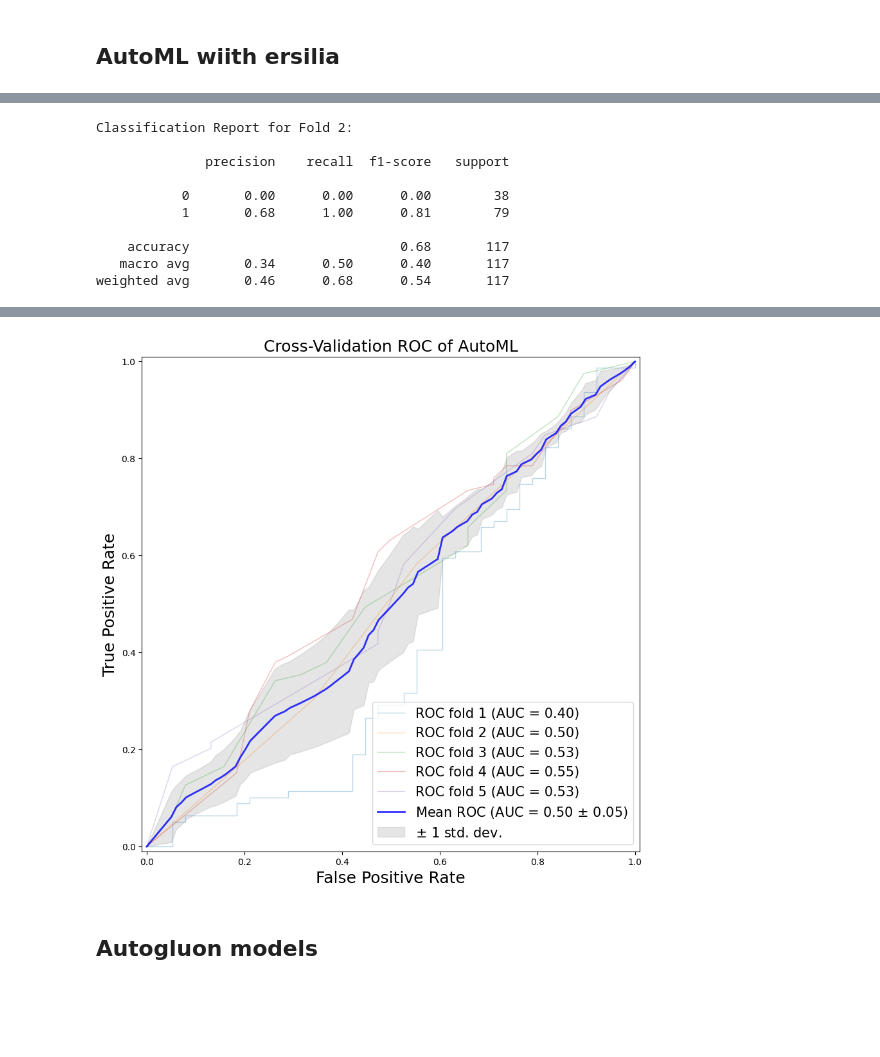
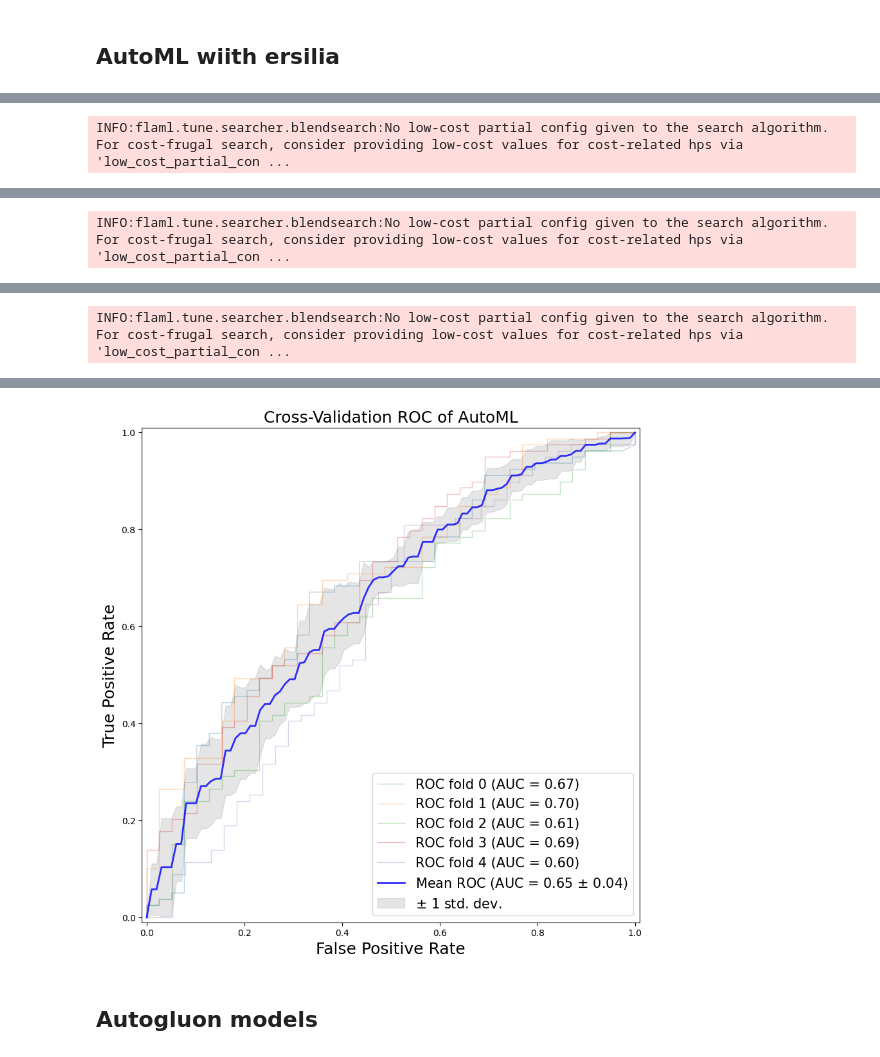
Before and after one commit to ersilia-os/eos7e3s, a Jupyter notebook: model/framework/code/01_model_training.ipynb, the cells around one changed output, grey strips where cells are left out. Cells and saved outputs as stored; diff of their text form; code cells hidden in the pictures; blank space fills up the shorter version.

```diff
--- a/model/framework/code/01_model_training.ipynb
+++ b/model/framework/code/01_model_training.ipynb
@@ -485,0 +524,10 @@ plt.show()
+# %%
+y= df['outcome']
+# %%
+from sklearn.metrics import roc_curve, auc
+from sklearn.model_selection import KFold
+import numpy as np
+
+# Assuming 'ID' column contains embedding vectors
+X = np.array(df['embeddings'].values.tolist())
+X.shape
@@ -486,64 +540,51 @@ plt.show()
 # %%
-import os
-import pandas as pd
-import numpy as np
-import matplotlib.pyplot as plt
+## ersilia
+import warnings
+import xgboost
 from sklearn.exceptions import ConvergenceWarning
 from sklearn.model_selection import StratifiedKFold
 from sklearn.metrics import roc_curve, auc, classification_report
-from flaml import AutoML
-import warnings
+import numpy as np
+import matplotlib.pyplot as plt
 
 warnings.filterwarnings("ignore", category=ConvergenceWarning)
 
-# Define the number of splits
-num_splits = 5
+# Initialize AutoML for classification task
+modelAutoML = AutoML(task="classification", time_budget=600, logistic_max_iter=80000)
+cv = StratifiedKFold(n_splits=5, shuffle=True, random_state=42)
 
 tprs = []
 aucs = []
 mean_fpr = np.linspace(0, 1, 100)
 plt.figure(figsize=(10, 10))
+i = 0
 
 all_true_labels = []
 all_predictions = []
 
-for i in range(num_splits):
-    # Load train and test sets
-    train_file = f"train_{i}_with_embeddings.csv"
-    test_file = f"test_{i}_with_embeddings.csv"
-    train_set = pd.read_csv(os.path.join(DATAPATH, "train_test_splits", train_file))
-    test_set = pd.read_csv(os.path.join(DATAPATH, "train_test_splits", test_file))
-
-    # Extract features and target variables
-    X_train = train_set["embeddings"].to_numpy()  # Convert to numpy array
-    y_train = train_set["outcome"]
-    X_test = test_set["embeddings"].to_numpy()  # Convert to numpy array
-    y_test = test_set["outcome"]
-
-    # Initialize AutoML for classification task
-    modelAutoML = AutoML(task="classification", time_budget=600, logistic_max_iter=80000)
-
-    # Fit AutoML model on the training data
-    modelAutoML.fit(X_train, y_train, verbose=1)
-    probas_ = modelAutoML.predict_proba(X_test)[:, 1]
+for train, test in cv.split(X, y):
+    modelAutoML.fit(X[train], y[train], verbose=1)
+    probas_ = modelAutoML.predict_proba(X[test])[:, 1]
 
     # Compute ROC curve and area under the curve
-    fpr, tpr, thresholds = roc_curve(y_test, probas_)
+    fpr, tpr, thresholds = roc_curve(y[test], probas_)
     tprs.append(np.interp(mean_fpr, fpr, tpr))
     tprs[-1][0] = 0.0
 
     roc_auc = auc(fpr, tpr)
     aucs.append(roc_auc)
-    plt.plot(fpr, tpr, lw=1, alpha=0.3, label=f'ROC fold {i + 1} (AUC = %0.2f)' % roc_auc)
+    plt.plot(fpr, tpr, lw=1, alpha=0.3, label='ROC fold %d (AUC = %0.2f)' % (i, roc_auc))
 
     # Classification report
-    y_pred = modelAutoML.predict(X_test)
-    print(f"\nClassification Report for Fold {i + 1}:\n")
-    print(classification_report(y_test, y_pred))
+    y_pred = modelAutoML.predict(X[test])
+    print(f"\nClassification Report for Fold {i}:\n")
+    print(classification_report(y[test], y_pred))
 
     # Accumulate true labels and predictions
-    all_true_labels.extend(y_test)
+    all_true_labels.extend(y[test])
     all_predictions.extend(y_pred)
+
+    i += 1
 
 # Calculate and print the average classification report
 print("\nAverage Classification Report Across All Folds:\n")
@@ -570,6 +611,5 @@ plt.xlabel('False Positive Rate', fontsize=18)
 plt.ylabel('True Positive Rate', fontsize=18)
 plt.title('Cross-Validation ROC of AutoML', fontsize=18)
 plt.legend(loc="lower right", prop={'size': 15})
-plt.savefig(os.path.join(FIGUREPATH, "ersilia_AutoML_ersilia_600s.png"), dpi=300)
 plt.show()
 # %% [output]
@@ -586,10 +626 @@ weighted avg       0.46      0.68      0.54       117
-Classification Report for Fold 2:
-
-              precision    recall  f1-score   support
-
-           0       0.00      0.00      0.00        38
-           1       0.68      1.00      0.81        79
-
-    accuracy                           0.68       117
-   macro avg       0.34      0.50      0.40       117
-weighted avg       0.46      0.68      0.54       117
+INFO:flaml.tune.searcher.blendsearch:No low-cost partial config given to the search algorithm. For cost-frugal search, consider providing low-cost values for cost-related hps via 'low_cost_partial_con ...
@@ -612,0 +637 @@ weighted avg       0.59      0.64      0.59       585
+INFO:flaml.tune.searcher.blendsearch:No low-cost partial config given to the search algorithm. For cost-frugal search, consider providing low-cost values for cost-related hps via 'low_cost_partial_con ...
@@ -612,0 +655 @@ weighted avg       0.59      0.64      0.59       585
+INFO:flaml.tune.searcher.blendsearch:No low-cost partial config given to the search algorithm. For cost-frugal search, consider providing low-cost values for cost-related hps via 'low_cost_partial_con ...
@@ -613,4 +673,4 @@ weighted avg       0.59      0.64      0.59       585
-[figure, old version]
+[figure, new version]
 # %% [markdown]
 ## Autogluon models
 # %% [markdown]
```
Also changed, not shown: parts of 8 cells of this notebook, 9 other files.
